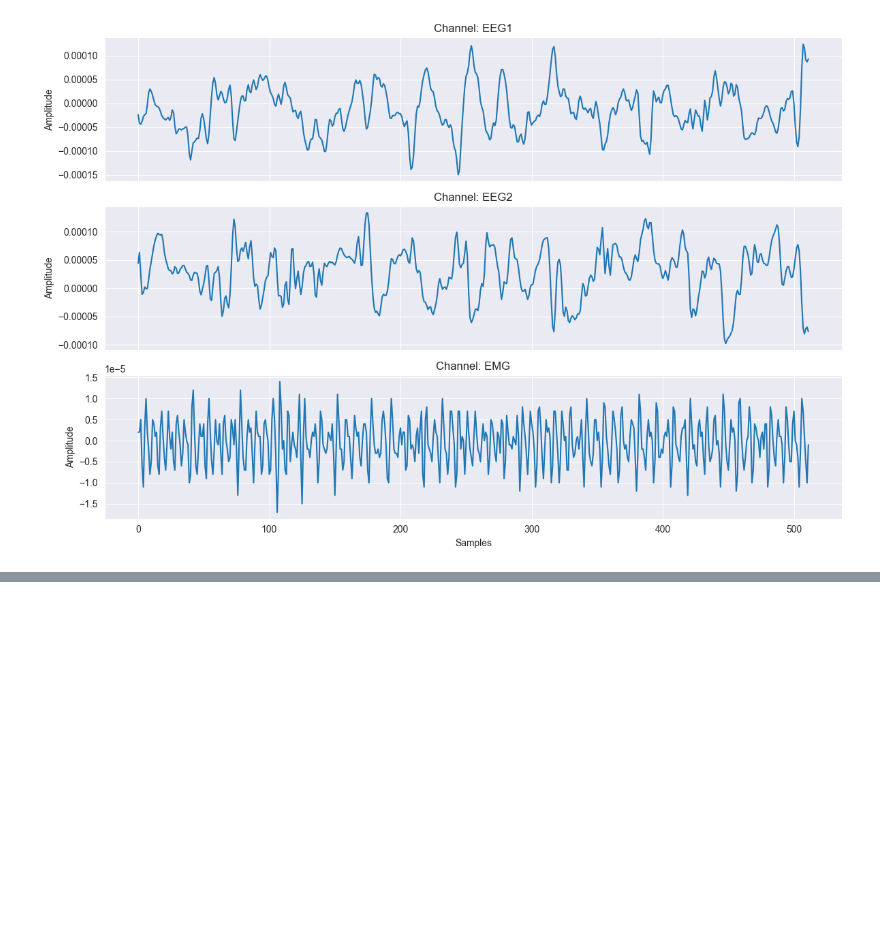
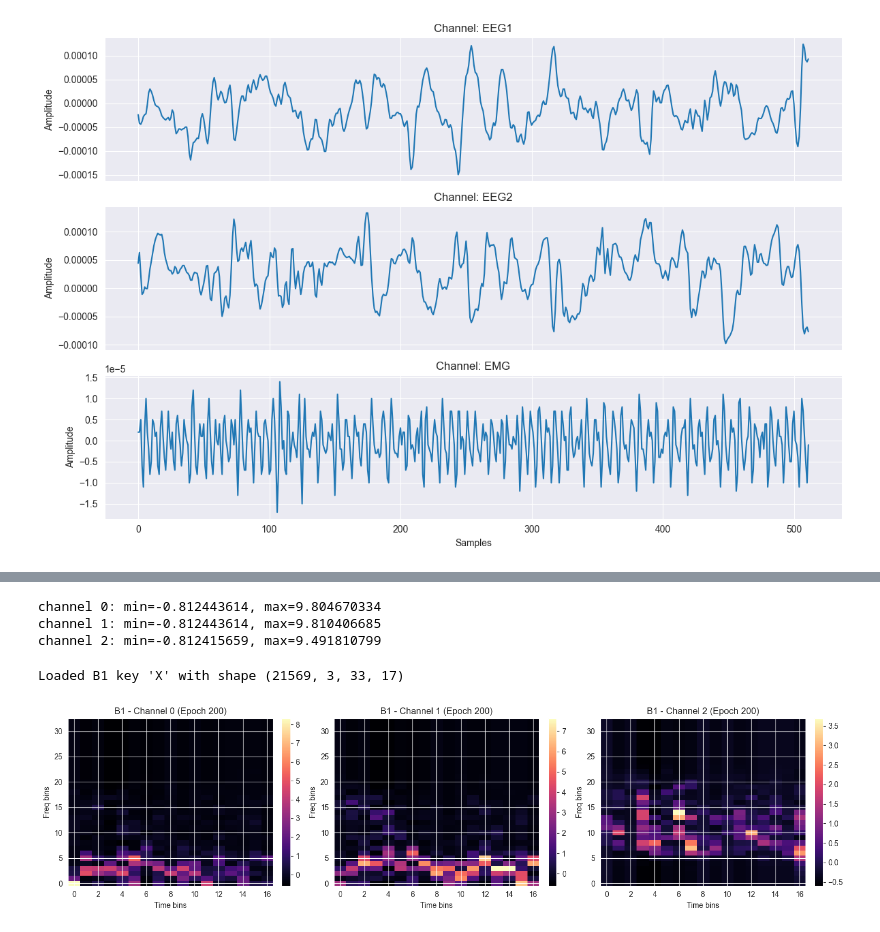
Before and after one commit to Kasper1616/DeepSnooze, a Jupyter notebook: notebooks/load_data.ipynb, the cells around one changed output, grey strips where cells are left out. Cells and saved outputs as stored; diff of their text form; code cells hidden in the pictures; blank space fills up the shorter version.

```diff
--- a/notebooks/load_data.ipynb
+++ b/notebooks/load_data.ipynb
@@ -65,0 +159,57 @@ plt.show()
+# %%
+# Compact per-channel min/max report for B1 spectrogram tensor.
+channel_dim = 1
+reduce_dims = tuple(i for i in range(spec_tensor.ndim) if i != channel_dim)
+ch_min = spec_tensor.amin(dim=reduce_dims).cpu().numpy()
+ch_max = spec_tensor.amax(dim=reduce_dims).cpu().numpy()
+
+for i, (mn, mx) in enumerate(zip(ch_min, ch_max)):
+    print(f"channel {i}: min={mn:.9f}, max={mx:.9f}")
+# %% [output]
+channel 0: min=-0.812443614, max=9.804670334
+channel 1: min=-0.812443614, max=9.810406685
+channel 2: min=-0.812415659, max=9.491810799
+# %%
+# Plot B1 spectrograms per channel (first epoch by default).
+import torch
+import numpy as np
+import matplotlib.pyplot as plt
+
+spec_path_b1 = "./../data/spectrograms/B1.pt"
+spec_b1 = torch.load(spec_path_b1, map_location="cpu")
+
+if isinstance(spec_b1, dict):
+    tensor_candidates_b1 = {k: v for k, v in spec_b1.items() if torch.is_tensor(v)}
+    if not tensor_candidates_b1:
+        raise ValueError(f"No tensor found in B1.pt keys: {list(spec_b1.keys())}")
+    preferred_keys_b1 = ["spectrogram", "spectrograms", "x", "X", "data"]
+    chosen_key_b1 = next((k for k in preferred_keys_b1 if k in tensor_candidates_b1), next(iter(tensor_candidates_b1)))
+    spec_tensor_b1 = tensor_candidates_b1[chosen_key_b1]
+    print(f"Loaded B1 key '{chosen_key_b1}' with shape {tuple(spec_tensor_b1.shape)}")
+elif torch.is_tensor(spec_b1):
+    spec_tensor_b1 = spec_b1
+else:
+    raise TypeError(f"Unsupported B1.pt content type: {type(spec_b1)}")
+
+if spec_tensor_b1.ndim != 4:
+    raise ValueError(f"Expected shape [epochs, channels, freq, time], got {tuple(spec_tensor_b1.shape)}")
+
+epoch_to_plot = 200
+n_channels = spec_tensor_b1.shape[1]
+
+fig, axes = plt.subplots(1, n_channels, figsize=(5 * n_channels, 4), squeeze=False)
+axes = axes[0]
+
+for ch in range(n_channels):
+    spec_img = spec_tensor_b1[epoch_to_plot, ch].detach().cpu().numpy()
+    im = axes[ch].imshow(spec_img, aspect="auto", origin="lower", cmap="magma")
+    axes[ch].set_title(f"B1 - Channel {ch} (Epoch {epoch_to_plot})")
+    axes[ch].set_xlabel("Time bins")
+    axes[ch].set_ylabel("Freq bins")
+    fig.colorbar(im, ax=axes[ch], fraction=0.046, pad=0.04)
+
+plt.tight_layout()
+plt.show()
+# %% [output]
+Loaded B1 key 'X' with shape (21569, 3, 33, 17)
+[figure, added]
```
Also changed, not shown: parts of 4 cells of this notebook, 5 other files.
